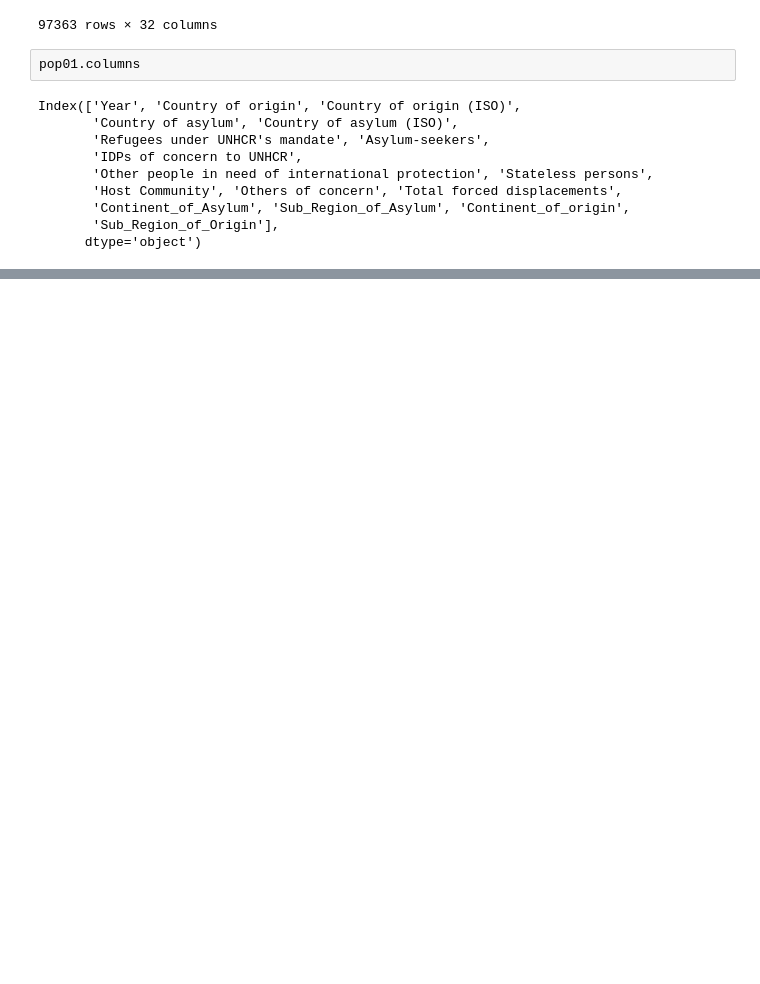
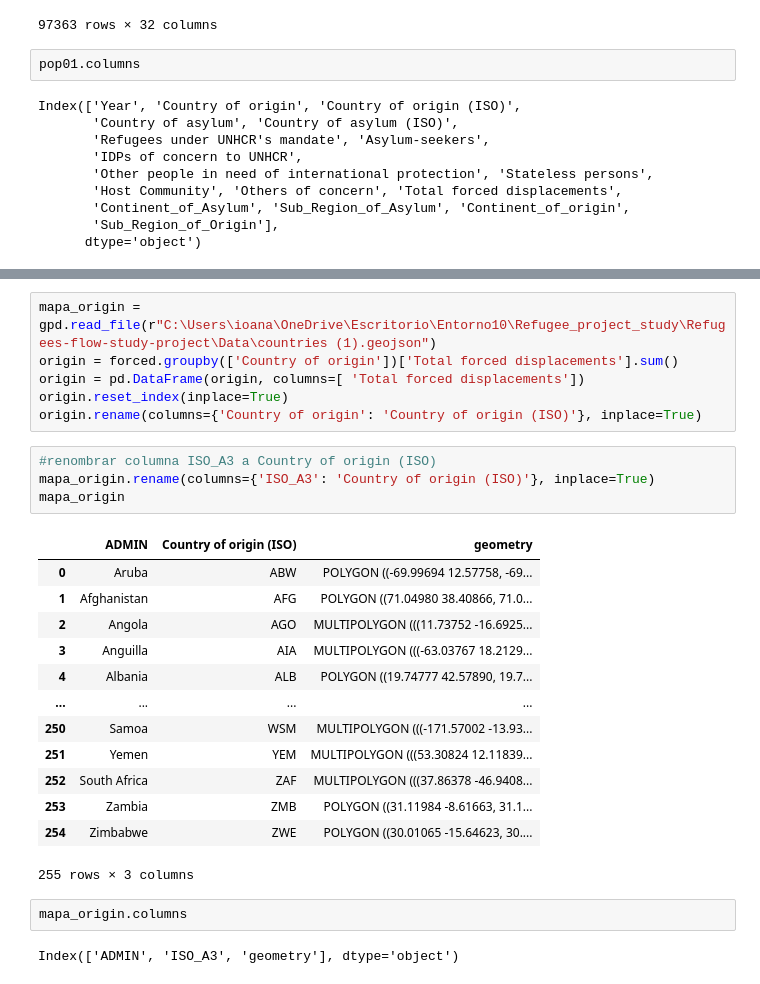
Before and after one commit to IoanaCretuAndrei/Refugee-flow-study, a Jupyter notebook: sucio.ipynb, the cells around one changed output, grey strips where cells are left out. Cells and saved outputs as stored; diff of their text form; blank space fills up the shorter version.

Commit message:
mapa

```diff
--- a/sucio.ipynb
+++ b/sucio.ipynb
@@ -443,0 +423,28 @@ adam.average_price = adam.average_price.round(decimals=2)
+# %%
+mapa_origin = gpd.read_file(r"C:\Users\ioana\OneDrive\Escritorio\Entorno10\Refugee_project_study\Refugees-flow-study-project\Data\countries (1).geojson")
+origin = forced.groupby(['Country of origin'])['Total forced displacements'].sum()
+origin = pd.DataFrame(origin, columns=[ 'Total forced displacements'])
+origin.reset_index(inplace=True)
+origin.rename(columns={'Country of origin': 'Country of origin (ISO)'}, inplace=True)
+# %%
+#renombrar columna ISO_A3 a Country of origin (ISO)
+mapa_origin.rename(columns={'ISO_A3': 'Country of origin (ISO)'}, inplace=True)
+mapa_origin
+# %% [output]
+|  | ADMIN | Country of origin (ISO) | geometry |
+| 0 | Aruba | ABW | POLYGON ((-69.99694 12.57758, -69... |
+| 1 | Afghanistan | AFG | POLYGON ((71.04980 38.40866, 71.0... |
+| 2 | Angola | AGO | MULTIPOLYGON (((11.73752 -16.6925... |
+| 3 | Anguilla | AIA | MULTIPOLYGON (((-63.03767 18.2129... |
+| 4 | Albania | ALB | POLYGON ((19.74777 42.57890, 19.7... |
+| ... | ... | ... | ... |
+| 250 | Samoa | WSM | MULTIPOLYGON (((-171.57002 -13.93... |
+| 251 | Yemen | YEM | MULTIPOLYGON (((53.30824 12.11839... |
+| 252 | South Africa | ZAF | MULTIPOLYGON (((37.86378 -46.9408... |
+| 253 | Zambia | ZMB | POLYGON ((31.11984 -8.61663, 31.1... |
+| 254 | Zimbabwe | ZWE | POLYGON ((30.01065 -15.64623, 30.... |
+255 rows × 3 columns
+# %%
+mapa_origin.columns
+# %% [output]
+Index(['ADMIN', 'ISO_A3', 'geometry'], dtype='object')
```
Also changed, not shown: parts of 17 cells of this notebook.
